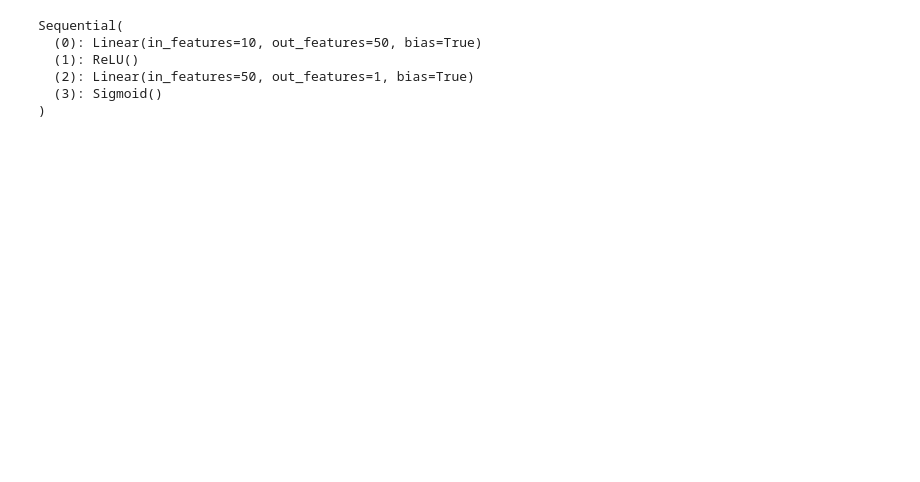
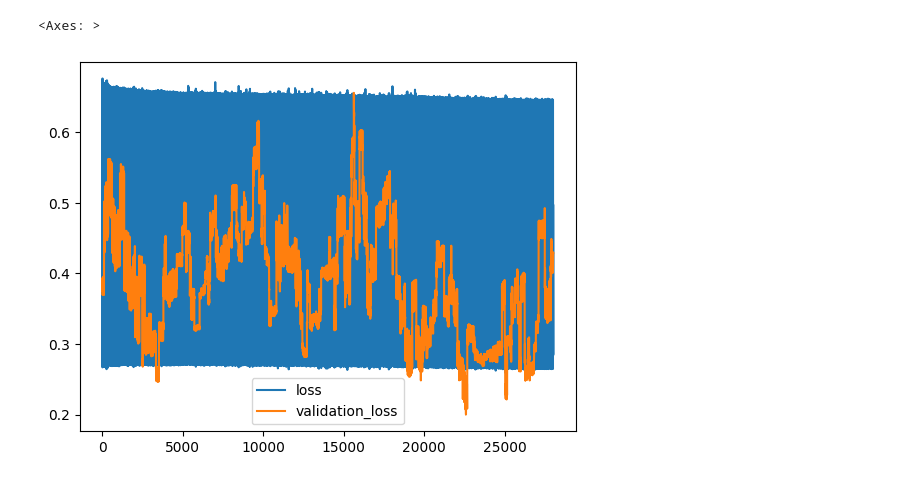
Before and after one commit to jdonaldson/hamilton-on-ice, a Jupyter notebook: notebooks/Titanic.ipynb, the cells around one changed output. Cells and saved outputs as stored; diff of their text form; code cells hidden in the pictures; blank space fills up the shorter version.

Commit message:
basic training

```diff
--- a/notebooks/Titanic.ipynb
+++ b/notebooks/Titanic.ipynb
@@ -18,6 +30,7 @@ class Config:
     observed_size = 0
     reservoir_size = 50
     random_seed = 42
+    output_field = "Survived"
 
 @dataclass
 class TrainingValidationMinibatch:
@@ -88,15 +101,16 @@ class Titanic:
             validation = train.copy()
         elif k == 1:
             # swap an element with reservoir
-            val_idx = random.randint(0, len(validation))
-            validation.iloc[val_idx] = train.sample().copy()
+            val_idx = random.choice(validation.index)
+            train_idx = random.choice(train.index)
+            validation.loc[val_idx] = train.loc[train_idx]
 
         yield TrainingValidationMinibatch(train=train, validation=validation)
 
 
     @artifact
     def optimizer(model):
-        optimizer = torch.optim.Adam(model.parameters(), lr=0.00001, weight_decay=0.001)
+        optimizer = torch.optim.Adam(model.parameters(), lr=0.01, weight_decay=0.001)
         return optimizer
 
     @artifact
@@ -107,6 +121,7 @@ class Titanic:
 
     @dummy
     def train(annotated_train, model, optimizer, criterion):
+        optimizer.zero_grad()
         train = annotated_train.train.drop(["Survived"], 1).to_numpy()
         train_features = torch.tensor(train)
         train_outputs = model(train_features.float())
@@ -126,7 +141,10 @@ class Titanic:
             validation_labels.flatten().float()
             )
 
-        yield AnnotatedLoss(loss = loss, validation_loss = validation_loss)
+        loss.backward()
+        optimizer.step()
+
+        yield AnnotatedLoss(loss = loss.item(), validation_loss = validation_loss.item())
 
     @artifact
     def model (config, annotated_train):
@@ -139,5 +157,10 @@ class Titanic:
 
 build_pipeline(Titanic)
 # %%
-next(Titanic.train.generator())
+epochs = []
+for epoch in range(0,1000):
+    if epoch % 100 == 0:
+        print(f"epoch: {epoch}")
+    for aloss in Titanic.train.generator():
+        epochs.append(aloss.__dict__)
 # %% [output]
@@ -145,12 +177,10 @@ AnnotatedLoss(loss=tensor(0.7067, grad_fn=<BinaryCrossEntropyBackward0>), valida
+# %%
+pd.DataFrame.from_records(epochs).plot()
+# %% [output]
+<Axes: >
+[figure, added]
 # %%
 model = Titanic.model.artifact()
 model
-# %% [output]
-Sequential(
-  (0): Linear(in_features=10, out_features=50, bias=True)
-  (1): ReLU()
-  (2): Linear(in_features=50, out_features=1, bias=True)
-  (3): Sigmoid()
-)
 # %%
 dag_plot(Titanic)
```
Also changed, not shown: parts of 4 cells of this notebook.
